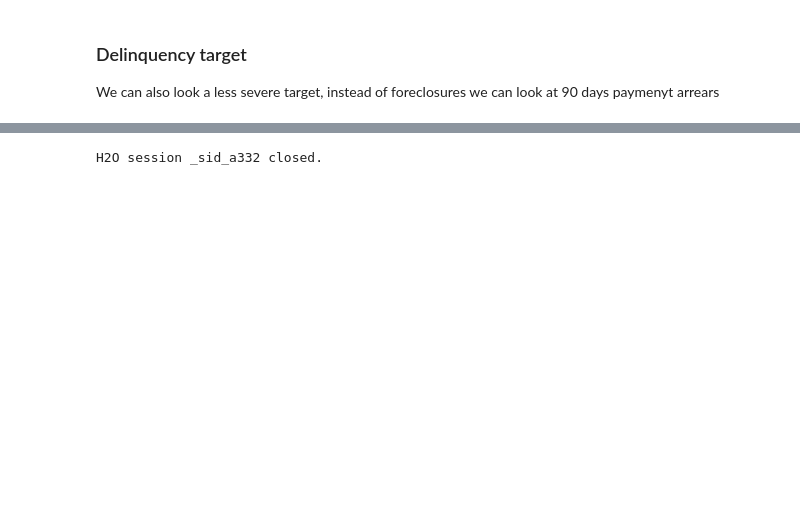
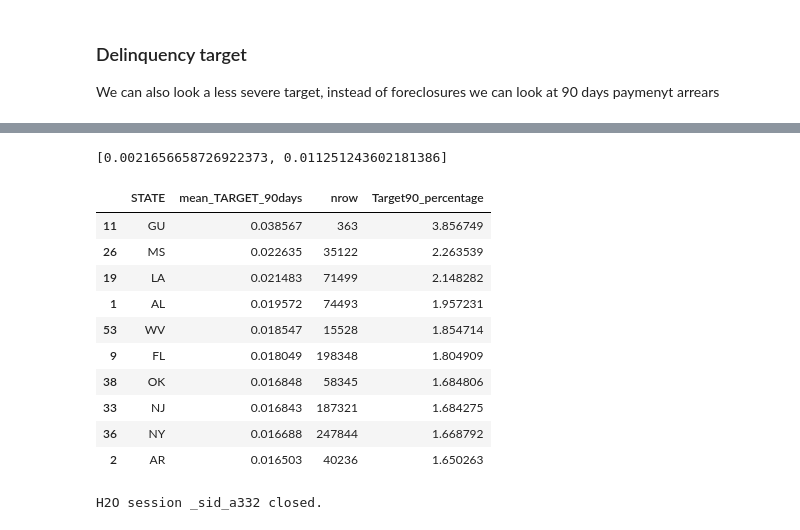
Before and after one commit to longhowlam/fanniemae_family_loans, a Jupyter notebook: h2o_modeling.ipynb, the cells around one changed output, grey strips where cells are left out. Drawn from its saved outputs; the diff is of its cells as text; code cells hidden in the pictures; blank space fills up the shorter version.

```diff
--- a/h2o_modeling.ipynb
+++ b/h2o_modeling.ipynb
@@ -259,0 +291,24 @@ We can also look a less severe target, instead of foreclosures we can look at 90
+# %%
+mortgages = mortgages.merge(
+    delinq3,
+    all_x=True
+)
+# %%
+mortgages["TARGET_90days"] = (mortgages["nrow"].isna()).ifelse(0,1)
+# %%
+### foreclosure rate and 90 days arrears rate
+mortgages[["TARGET_FC","TARGET_90days"]].mean()
+# %% [output]
+[0.0021656658726922373, 0.011251243602181386]
+# %%
+states_90days = h2o.as_list(
+    mortgages
+    .group_by(["STATE"])
+    .mean(col="TARGET_90days", na="rm")
+    .count()
+    .get_frame()
+)
+
+### remove some strange states
+states_90days = states_90days[~states_90days.STATE.isin(["VI","PR", "N", "GU"])]
+states_90days = states_90days.assign(Target90_percentage = states_90days.mean_TARGET_90days*100)
@@ -260,3 +329,18 @@ We can also look a less severe target, instead of foreclosures we can look at 90
+# %%
+### top 10
+states_90days.sort_values("Target90_percentage", ascending=False).head(10)
+# %% [output]
+|  | STATE | mean_TARGET_90days | nrow | Target90_percentage |
+| 11 | GU | 0.038567 | 363 | 3.856749 |
+| 26 | MS | 0.022635 | 35122 | 2.263539 |
+| 19 | LA | 0.021483 | 71499 | 2.148282 |
+| 1 | AL | 0.019572 | 74493 | 1.957231 |
+| 53 | WV | 0.018547 | 15528 | 1.854714 |
+| 9 | FL | 0.018049 | 198348 | 1.804909 |
+| 38 | OK | 0.016848 | 58345 | 1.684806 |
+| 33 | NJ | 0.016843 | 187321 | 1.684275 |
+| 36 | NY | 0.016688 | 247844 | 1.668792 |
+| 2 | AR | 0.016503 | 40236 | 1.650263 |
 # %%
 h2o.shutdown()
 # %% [output]
```
Also changed, not shown: parts of 14 cells of this notebook, 1 other file.
